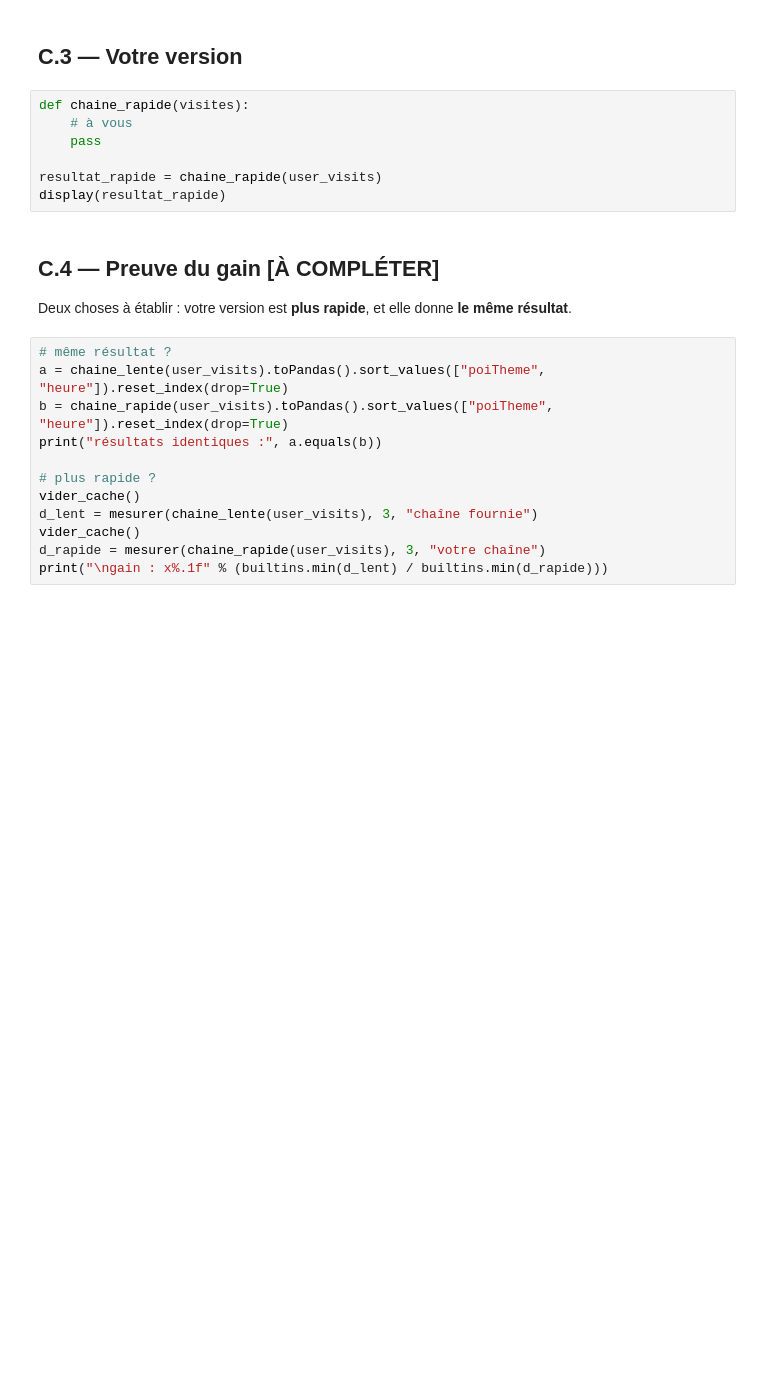
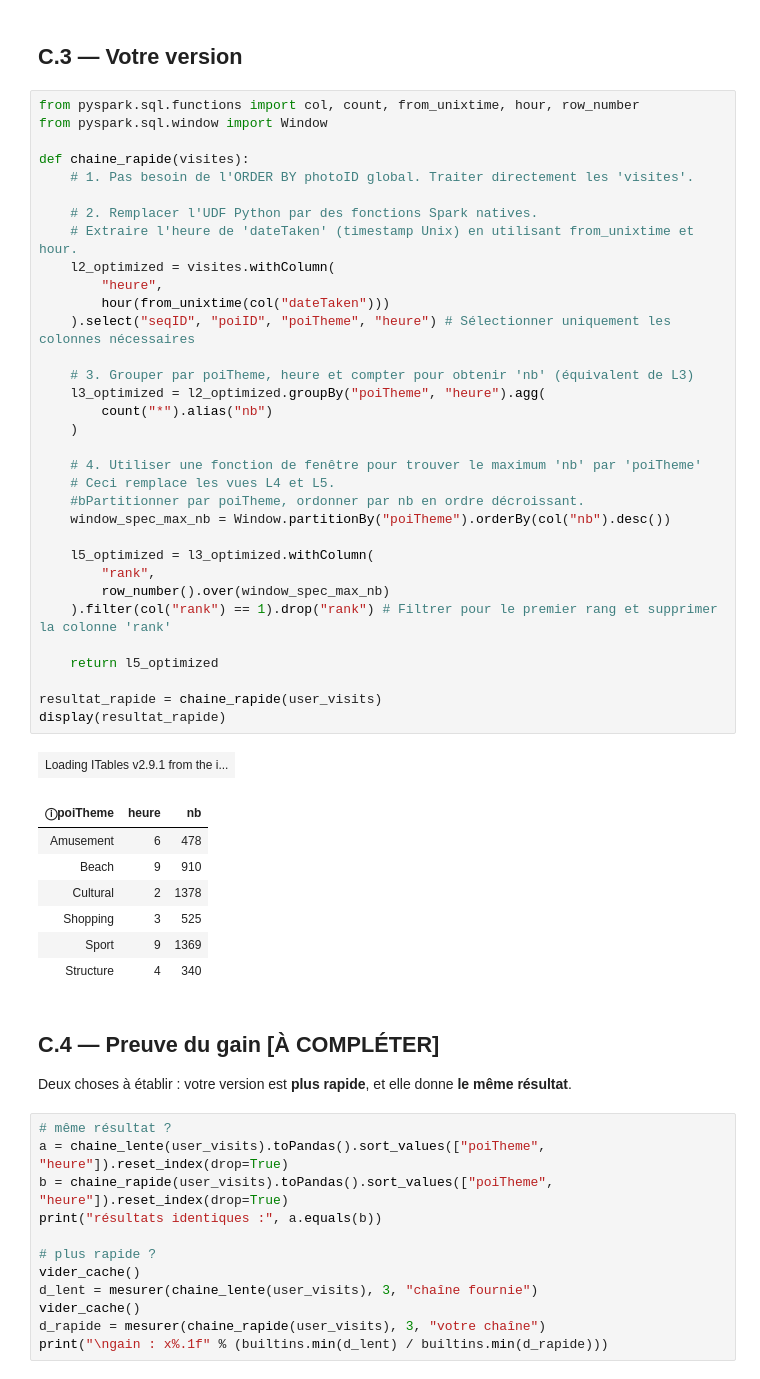
Before and after one commit to cwilson-su/Large-Scale-Data-Analytics-Labs, a Jupyter notebook: LAB1_2026_chaines_de_traitement_ENONCE.ipynb, the cells around one changed output. Drawn from its saved outputs; the diff is of its cells as text; blank space fills up the shorter version.

```diff
--- a/LAB1_2026_chaines_de_traitement_ENONCE.ipynb
+++ b/LAB1_2026_chaines_de_traitement_ENONCE.ipynb
@@ -938,12 +956,47 @@ au résultat final, (c) où le calcul a lieu — dans le moteur Spark ou ailleur
 # %% [markdown]
 ## C.3 — Votre version
-# %%
-def chaine_rapide(visites):
-    # à vous
-    pass
-
-resultat_rapide = chaine_rapide(user_visits)
-display(resultat_rapide)
+# %%
+from pyspark.sql.functions import col, count, from_unixtime, hour, row_number
+from pyspark.sql.window import Window
+
+def chaine_rapide(visites):
+    # 1. Pas besoin de l'ORDER BY photoID global. Traiter directement les 'visites'.
+
+    # 2. Remplacer l'UDF Python par des fonctions Spark natives.
+    # Extraire l'heure de 'dateTaken' (timestamp Unix) en utilisant from_unixtime et hour.
+    l2_optimized = visites.withColumn(
+        "heure",
+        hour(from_unixtime(col("dateTaken")))
+    ).select("seqID", "poiID", "poiTheme", "heure") # Sélectionner uniquement les colonnes nécessaires
+
+    # 3. Grouper par poiTheme, heure et compter pour obtenir 'nb' (équivalent de L3)
+    l3_optimized = l2_optimized.groupBy("poiTheme", "heure").agg(
+        count("*").alias("nb")
+    )
+
+    # 4. Utiliser une fonction de fenêtre pour trouver le maximum 'nb' par 'poiTheme'
+    # Ceci remplace les vues L4 et L5.
+    #bPartitionner par poiTheme, ordonner par nb en ordre décroissant.
+    window_spec_max_nb = Window.partitionBy("poiTheme").orderBy(col("nb").desc())
+
+    l5_optimized = l3_optimized.withColumn(
+        "rank",
+        row_number().over(window_spec_max_nb)
+    ).filter(col("rank") == 1).drop("rank") # Filtrer pour le premier rang et supprimer la colonne 'rank'
+
+    return l5_optimized
+
+resultat_rapide = chaine_rapide(user_visits)
+display(resultat_rapide)
+# %% [output]
+| Loading ITables v2.9.1 from the i... |
+| ⓘpoiTheme | heure | nb |
+| Amusement | 6 | 478 |
+| Beach | 9 | 910 |
+| Cultural | 2 | 1378 |
+| Shopping | 3 | 525 |
+| Sport | 9 | 1369 |
+| Structure | 4 | 340 |
 # %% [markdown]
 ## C.4 — Preuve du gain  **[À COMPLÉTER]**
 
```
Also changed, not shown: parts of 7 cells of this notebook.
